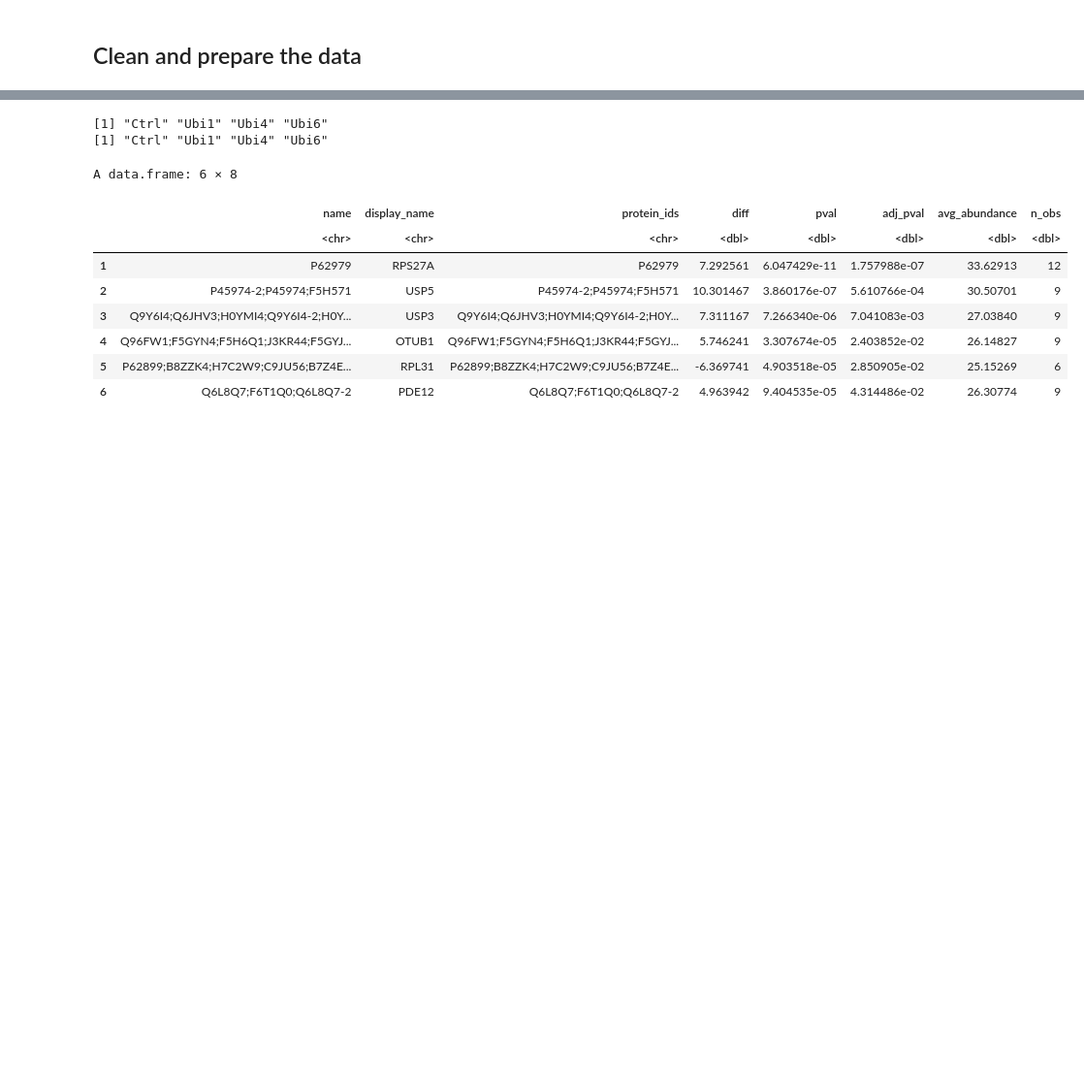
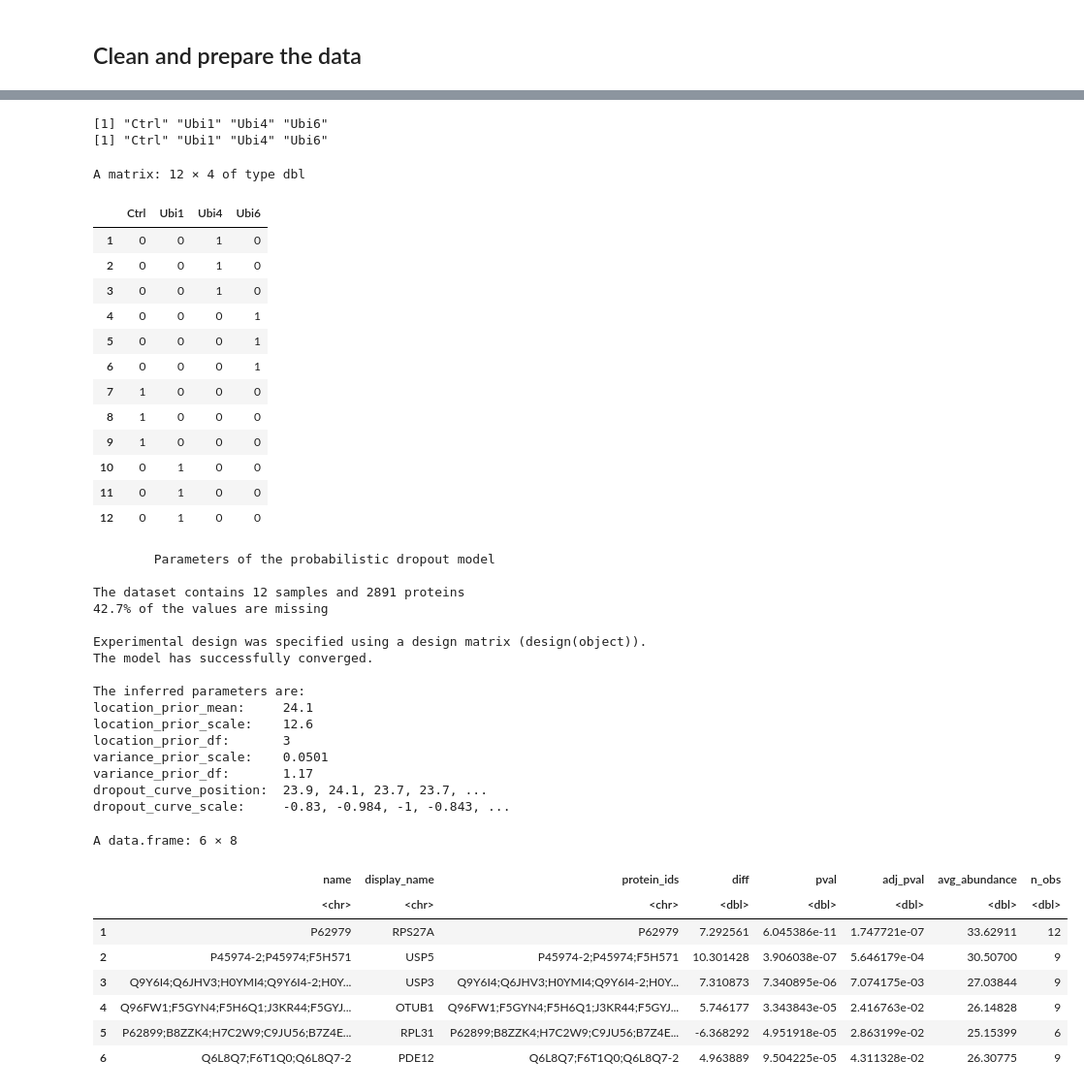
Before and after one commit to meshik/bioinformatics-code-hub, a Jupyter notebook: proteomics/differential_abundance/r.ipynb, the cells around one changed output, grey strips where cells are left out. Shown at 97% size. Drawn from its saved outputs; the diff is of its cells as text; code cells hidden in the pictures; blank space fills up the shorter version.

```diff
--- a/proteomics/differential_abundance/r.ipynb
+++ b/proteomics/differential_abundance/r.ipynb
@@ -173,6 +162,8 @@ A matrix: 6 × 12 of type dbl
 # - MaxQuant LFQ has zeros for "missing": convert 0 -> NA for log2 transform
 # - log2 transform makes fold-changes additive and stabilizes variance
 lfq_mat[lfq_mat == 0] <- NA
+# Remove protein groups with no quantified values in any sample.
+lfq_mat <- lfq_mat[rowSums(!is.na(lfq_mat)) > 0, , drop = FALSE]
 lfq_mat <- log2(lfq_mat)
 
 ## QC 1: missingness per sample (big differences can indicate outliers or swaps)
@@ -253,17 +267,15 @@ pheatmap::pheatmap(
 # %%
-## Differential abundance with proDA (fixed contrasts)
-## Differential abundance with proDA (predefined contrasts)
-##
-## We fit a linear model where each coefficient corresponds to a condition mean (no intercept).
-## Why no intercept?
-## - With an intercept, one condition becomes the baseline and others are differences from it.
-## - Without an intercept (0 + condition), each condition gets its own coefficient, and contrasts like
-##   Ubi1 - Ctrl read naturally as "difference in group means".
+## Differential abundance with proDA
+#
+# We fit a linear model with one coefficient for each condition and no intercept.
+# Why no intercept?
+# - With an intercept, one condition becomes the baseline and others are differences from it.
+# - Without an intercept (0 + condition), each condition gets its own coefficient, and contrasts like
+#   'Ubi1 - Ctrl' read naturally as "difference in group means".
 
 samples <- samples %>%
   mutate(
     condition = factor(condition),
-    replicate = factor(replicate)
   )
 
 # Design without intercept
@@ -273,50 +285,79 @@ design <- model.matrix(~ 0 + condition, data = samples)
 # This avoids surprises from model.matrix() name munging.
 colnames(design) <- levels(samples$condition)
 
-# these are the ONLY names you can use in test_diff() contrasts
-print(colnames(design))
-print(levels(samples$condition))
+# the column names of 'design' are the names you can use in test_diff() contrasts.
+design
 
 fit <- proDA::proDA(lfq_mat, design = design)
+fit
 
 # Example: test the contrast of interest (Ubi1 vs Ctrl) and sort by adjusted p-value.
 res_1_vs_ctrl <- proDA::test_diff(
   fit,
   `Ubi1` - `Ctrl`,
   sort_by = "adj_pval"
 )
 
 res_1_vs_ctrl <- res_1_vs_ctrl %>%
   dplyr::left_join(
     protein_annotation,
     by = c("name" = "feature_id")
   )
 
 head(
   res_1_vs_ctrl %>%
     dplyr::select(
-      name,
       display_name,
       protein_ids,
       diff,
       pval,
       adj_pval,
       avg_abundance,
       n_obs
     )
 )
 # %% [output]
 [1] "Ctrl" "Ubi1" "Ubi4" "Ubi6"
 [1] "Ctrl" "Ubi1" "Ubi4" "Ubi6"
-A data.frame: 6 × 8
+A matrix: 12 × 4 of type dbl
-|  | name | display_name | protein_ids | diff | pval | adj_pval | avg_abundance | n_obs |
-|  | <chr> | <chr> | <chr> | <dbl> | <dbl> | <dbl> | <dbl> | <dbl> |
-| 1 | P62979 | RPS27A | P62979 | 7.292561 | 6.047429e-11 | 1.757988e-07 | 33.62913 | 12 |
-| 2 | P45974-2;P45974;F5H571 | USP5 | P45974-2;P45974;F5H571 | 10.301467 | 3.860176e-07 | 5.610766e-04 | 30.50701 | 9 |
-| 3 | Q9Y6I4;Q6JHV3;H0YMI4;Q9Y6I4-2;H0Y... | USP3 | Q9Y6I4;Q6JHV3;H0YMI4;Q9Y6I4-2;H0Y... | 7.311167 | 7.266340e-06 | 7.041083e-03 | 27.03840 | 9 |
-| 4 | Q96FW1;F5GYN4;F5H6Q1;J3KR44;F5GYJ... | OTUB1 | Q96FW1;F5GYN4;F5H6Q1;J3KR44;F5GYJ... | 5.746241 | 3.307674e-05 | 2.403852e-02 | 26.14827 | 9 |
-| 5 | P62899;B8ZZK4;H7C2W9;C9JU56;B7Z4E... | RPL31 | P62899;B8ZZK4;H7C2W9;C9JU56;B7Z4E... | -6.369741 | 4.903518e-05 | 2.850905e-02 | 25.15269 | 6 |
-| 6 | Q6L8Q7;F6T1Q0;Q6L8Q7-2 | PDE12 | Q6L8Q7;F6T1Q0;Q6L8Q7-2 | 4.963942 | 9.404535e-05 | 4.314486e-02 | 26.30774 | 9 |
+|  | Ctrl | Ubi1 | Ubi4 | Ubi6 |
+| 1 | 0 | 0 | 1 | 0 |
+| 2 | 0 | 0 | 1 | 0 |
+| 3 | 0 | 0 | 1 | 0 |
+| 4 | 0 | 0 | 0 | 1 |
+| 5 | 0 | 0 | 0 | 1 |
+| 6 | 0 | 0 | 0 | 1 |
+| 7 | 1 | 0 | 0 | 0 |
+| 8 | 1 | 0 | 0 | 0 |
+| 9 | 1 | 0 | 0 | 0 |
+| 10 | 0 | 1 | 0 | 0 |
+| 11 | 0 | 1 | 0 | 0 |
+| 12 | 0 | 1 | 0 | 0 |
+        Parameters of the probabilistic dropout model
+
+The dataset contains 12 samples and 2891 proteins
+42.7% of the values are missing
+
+Experimental design was specified using a design matrix (design(object)).
+The model has successfully converged.
+
+The inferred parameters are:
+location_prior_mean:     24.1
+location_prior_scale:    12.6
+location_prior_df:       3
+variance_prior_scale:    0.0501
+variance_prior_df:       1.17
+dropout_curve_position:  23.9, 24.1, 23.7, 23.7, ...
+dropout_curve_scale:     -0.83, -0.984, -1, -0.843, ...
+A data.frame: 6 × 8
+|  | name | display_name | protein_ids | diff | pval | adj_pval | avg_abundance | n_obs |
+|  | <chr> | <chr> | <chr> | <dbl> | <dbl> | <dbl> | <dbl> | <dbl> |
+| 1 | P62979 | RPS27A | P62979 | 7.292561 | 6.045386e-11 | 1.747721e-07 | 33.62911 | 12 |
+| 2 | P45974-2;P45974;F5H571 | USP5 | P45974-2;P45974;F5H571 | 10.301428 | 3.906038e-07 | 5.646179e-04 | 30.50700 | 9 |
+| 3 | Q9Y6I4;Q6JHV3;H0YMI4;Q9Y6I4-2;H0Y... | USP3 | Q9Y6I4;Q6JHV3;H0YMI4;Q9Y6I4-2;H0Y... | 7.310873 | 7.340895e-06 | 7.074175e-03 | 27.03844 | 9 |
+| 4 | Q96FW1;F5GYN4;F5H6Q1;J3KR44;F5GYJ... | OTUB1 | Q96FW1;F5GYN4;F5H6Q1;J3KR44;F5GYJ... | 5.746177 | 3.343843e-05 | 2.416763e-02 | 26.14828 | 9 |
+| 5 | P62899;B8ZZK4;H7C2W9;C9JU56;B7Z4E... | RPL31 | P62899;B8ZZK4;H7C2W9;C9JU56;B7Z4E... | -6.368292 | 4.951918e-05 | 2.863199e-02 | 25.15399 | 6 |
+| 6 | Q6L8Q7;F6T1Q0;Q6L8Q7-2 | PDE12 | Q6L8Q7;F6T1Q0;Q6L8Q7-2 | 4.963889 | 9.504225e-05 | 4.311328e-02 | 26.30775 | 9 |
 # %%
 vol_df <- res_1_vs_ctrl
 
```
Also changed, not shown: parts of 8 cells of this notebook.
